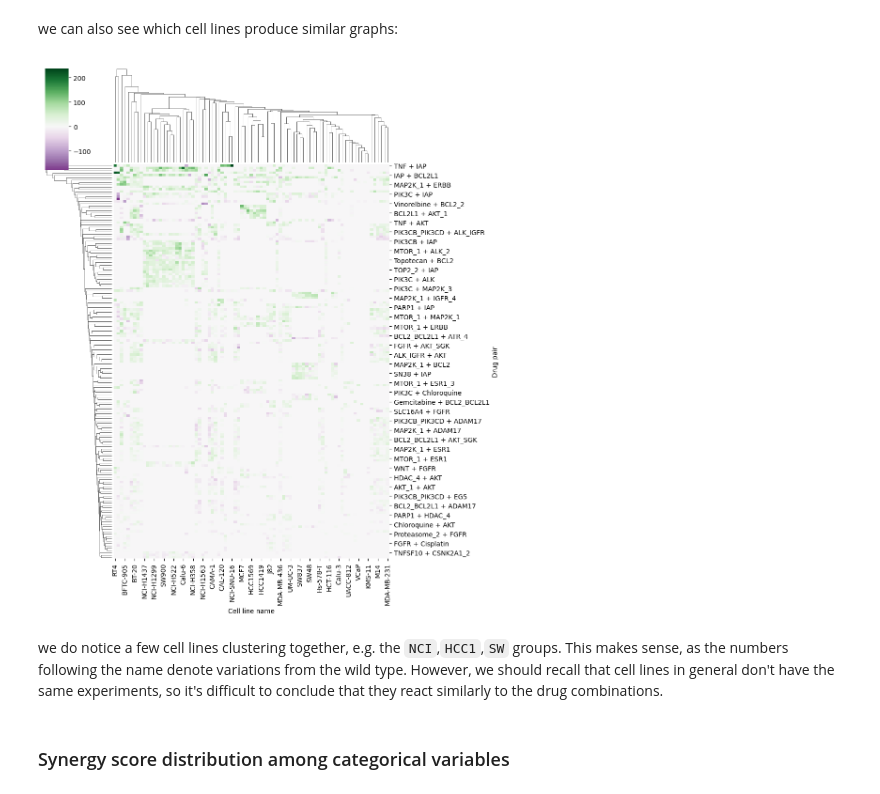
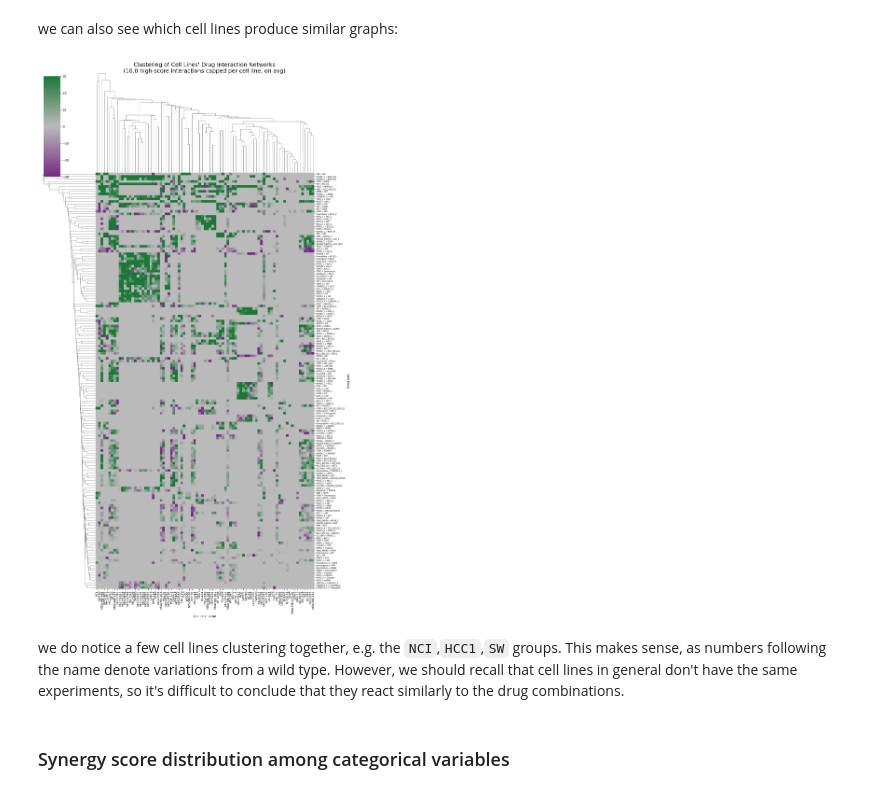
Before and after one commit to jorguz07/biomlproject, a Jupyter notebook: notebook/EDA.ipynb, the cells around one changed output. Cells and saved outputs as stored; diff of their text form; code cells hidden in the pictures.

```diff
--- a/notebook/EDA.ipynb
+++ b/notebook/EDA.ipynb
@@ -633,17 +639,49 @@ plt.show()
 # %% [markdown]
 we can also see which cell lines produce similar graphs:
 # %%
-cluster_df = copy.deepcopy( df )
-cluster_df['Drug pair'] = df['Compound A'] + " + " + df['Compound B'] #create new column
+# create matrix ---------------------------------------------------------------------
+cluster_df = copy.deepcopy(df)
+cluster_df['Drug pair'] = df['Compound A'] + " + " + df['Compound B']
 
-# Pivot to get a Matrix: Rows=Pairs, Cols=Cell Lines
-matrix = cluster_df.pivot_table(index='Drug pair', columns='Cell line name', values='Synergy score')
+# pivot: rows=pairs, cols=cell lines
+matrix = cluster_df.pivot_table(index='Drug pair', columns='Cell line name', values='Synergy score').fillna(0)
 
-sns.clustermap(matrix.fillna(0), cmap='PRGn', center=0, figsize=(10,12))
+# some scores are very high, select cap for clarity ---------------------------------
+v_limit = 30
+num_capped = (np.abs(matrix.values) > v_limit).sum()
+
+#average number of capped edges
+num_cell_lines = matrix.shape[1]
+avg_capped_per_line = num_capped / num_cell_lines
+
+# plot -------------------------------------------------------------------------------
+g = sns.clustermap(
+    matrix,
+    cmap=cmap, # uses the custom Purple-Grey-Green palette from your previous block
+    center=0,
+    vmin=-v_limit,
+    vmax=v_limit,
+    xticklabels=True,
+    yticklabels=True,
+    figsize=(15, 25)
+)
+
+#font
+plt.setp(g.ax_heatmap.get_xticklabels(), fontsize=9, rotation=90)
+plt.setp(g.ax_heatmap.get_yticklabels(), fontsize=6)
+
+#title
+g.fig.suptitle(
+    f"Clustering of Cell Lines' Drug Interaction Networks\n"
+    f"({avg_capped_per_line:.1f} high-score interactions capped per cell line, on avg)",
+    y=1.005,
+    fontsize=18
+)
+
 plt.show()
 # %% [output]
-[figure, old version]
+[figure, new version]
 # %% [markdown]
-we do notice a few cell lines clustering together, e.g. the `NCI`,`HCC1`,`SW` groups. This makes sense, as the numbers following the name denote variations from the wild type. However, we should recall that cell lines in general don't have the same experiments, so it's difficult to conclude that they react similarly to the drug combinations.
+we do notice a few cell lines clustering together, e.g. the `NCI`,`HCC1`,`SW` groups. This makes sense, as numbers following the name denote variations from a wild type. However, we should recall that cell lines in general don't have the same experiments, so it's difficult to conclude that they react similarly to the drug combinations.
 # %% [markdown]
 ### Synergy score distribution among categorical variables
```
Also changed, not shown: parts of 8 cells of this notebook.
